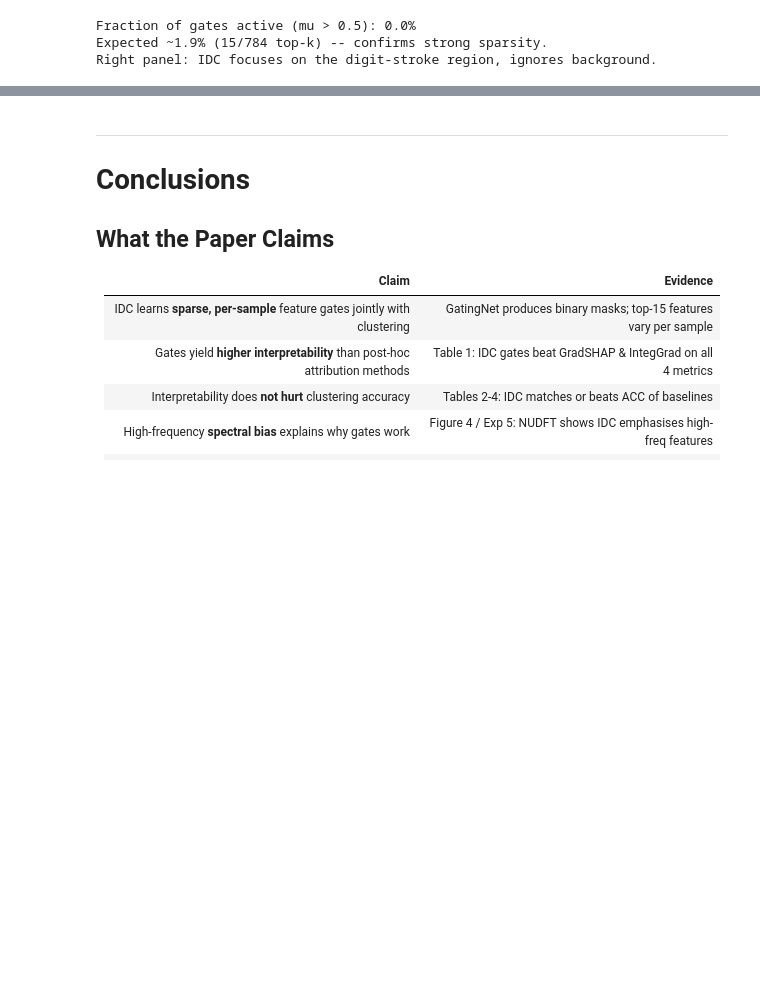
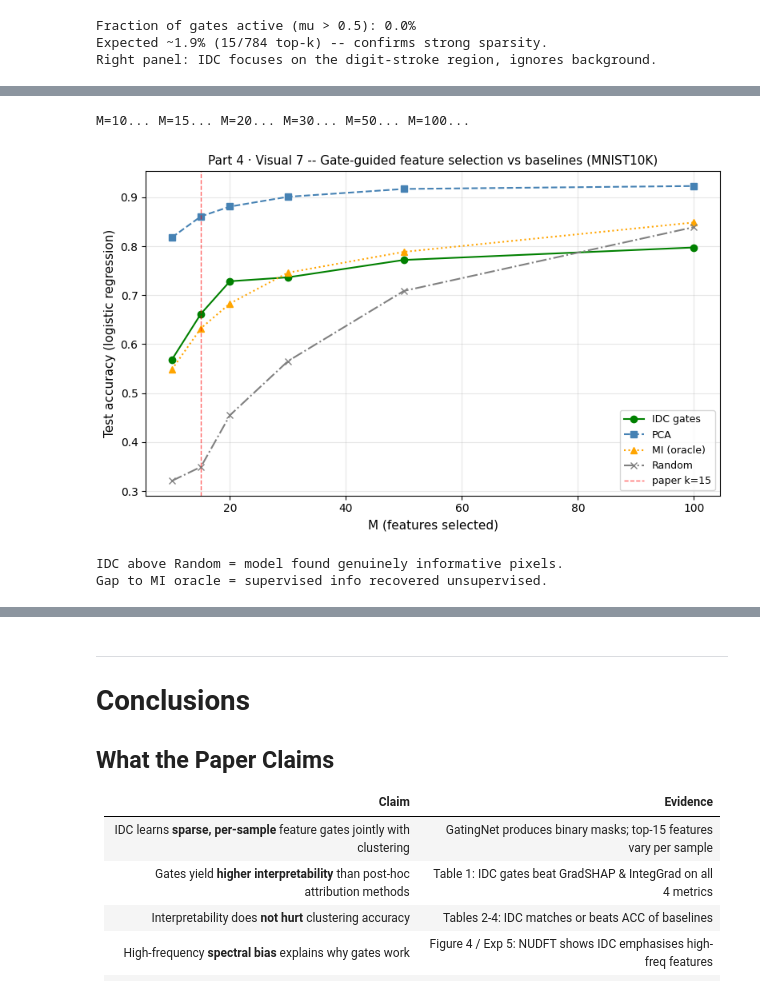
Before and after one commit to NadaB04/Interpretable_Deep_Clustering_analysis, a Jupyter notebook: IDC_Reconstruction.ipynb, the cells around one changed output, grey strips where cells are left out. Saved outputs shown, nothing was run; the diff lists cells and outputs as text; code cells hidden in the pictures; blank space fills up the shorter version.

```diff
--- a/IDC_Reconstruction.ipynb
+++ b/IDC_Reconstruction.ipynb
@@ -3826,0 +3334,69 @@ Right panel: IDC focuses on the digit-stroke region, ignores background.
+# %%
+# -- Part 4 · Visual 7 -- Gate-guided Feature Selection vs Baselines (MNIST10K)
+#
+# Are IDC's most-selected pixels informative for supervised classification?
+# Logistic regression trained on M features from 4 selection strategies:
+#   IDC gates  -- top-M globally most-gated pixels
+#   PCA        -- top-M principal components
+#   MI oracle  -- top-M by mutual info with true labels (supervised upper bound)
+#   Random     -- M random pixels (averaged over 5 draws)
+# Requires: cell 9 (G_gates, X_full, Y_full)
+
+if RUN_EXP2:
+    from sklearn.linear_model     import LogisticRegression as _LR7
+    from sklearn.decomposition    import PCA as _PCA7
+    from sklearn.feature_selection import mutual_info_classif as _MI7
+    from sklearn.model_selection   import train_test_split as _tts7
+
+    _Ms = [10, 15, 20, 30, 50, 100]
+    _Xtr7, _Xte7, _Ytr7, _Yte7 = _tts7(X_full, Y_full, test_size=0.2, random_state=42)
+
+    _gate_imp  = binarize_topk(G_gates, k=15).numpy().mean(0)
+    _gate_rank = np.argsort(-_gate_imp)
+    _mi_rank   = np.argsort(-_MI7(_Xtr7, _Ytr7, random_state=42))
+    _pca7      = _PCA7(n_components=max(_Ms), random_state=42).fit(_Xtr7)
+
+    _res = {'IDC gates': {}, 'PCA': {}, 'MI (oracle)': {}, 'Random': {}}
+    for _M in _Ms:
+        print(f'M={_M}...', end=' ', flush=True)
+        _lr = _LR7(max_iter=500)
+
+        _idx = _gate_rank[:_M]
+        _res['IDC gates'][_M] = _lr.fit(_Xtr7[:, _idx], _Ytr7).score(_Xte7[:, _idx], _Yte7)
+
+        _Xtr_p = _pca7.transform(_Xtr7)[:, :_M]
+        _Xte_p = _pca7.transform(_Xte7)[:, :_M]
+        _res['PCA'][_M] = _lr.fit(_Xtr_p, _Ytr7).score(_Xte_p, _Yte7)
+
+        _idx = _mi_rank[:_M]
+        _res['MI (oracle)'][_M] = _lr.fit(_Xtr7[:, _idx], _Ytr7).score(_Xte7[:, _idx], _Yte7)
+
+        _rand_acc = np.mean([
+            _lr.fit(_Xtr7[:, np.random.RandomState(_s).choice(784, _M, replace=False)], _Ytr7
+                    ).score(_Xte7[:, np.random.RandomState(_s).choice(784, _M, replace=False)], _Yte7)
+            for _s in range(5)])
+        _res['Random'][_M] = _rand_acc
+    print()
+
+    fig7, ax7 = plt.subplots(figsize=(8, 5))
+    _styles = {'IDC gates': ('green','o','-'), 'PCA': ('steelblue','s','--'),
+               'MI (oracle)': ('orange','^',':'), 'Random': ('gray','x','-.')}
+    for _name, _vals in _res.items():
+        _c, _mk, _ls = _styles[_name]
+        ax7.plot(_Ms, [_vals[m] for m in _Ms], marker=_mk, linestyle=_ls,
+                 color=_c, label=_name)
+    ax7.axvline(15, color='red', linestyle='--', linewidth=1, alpha=0.6, label='paper k=15')
+    ax7.set_xlabel('M (features selected)', fontsize=11)
+    ax7.set_ylabel('Test accuracy (logistic regression)', fontsize=11)
+    ax7.set_title('Part 4 · Visual 7 -- Gate-guided feature selection vs baselines (MNIST10K)', fontsize=11)
+    ax7.legend(fontsize=9); ax7.grid(alpha=0.3)
+    plt.tight_layout(); plt.show()
+    print("IDC above Random = model found genuinely informative pixels.")
+    print("Gap to MI oracle = supervised info recovered unsupervised.")
+else:
+    print("RUN_EXP2=False -- skipping.")
+# %% [output]
+M=10... M=15... M=20... M=30... M=50... M=100...
+[figure, added]
+IDC above Random = model found genuinely informative pixels.
+Gap to MI oracle = supervised info recovered unsupervised.
```
Also changed, not shown: parts of 28 cells of this notebook.
